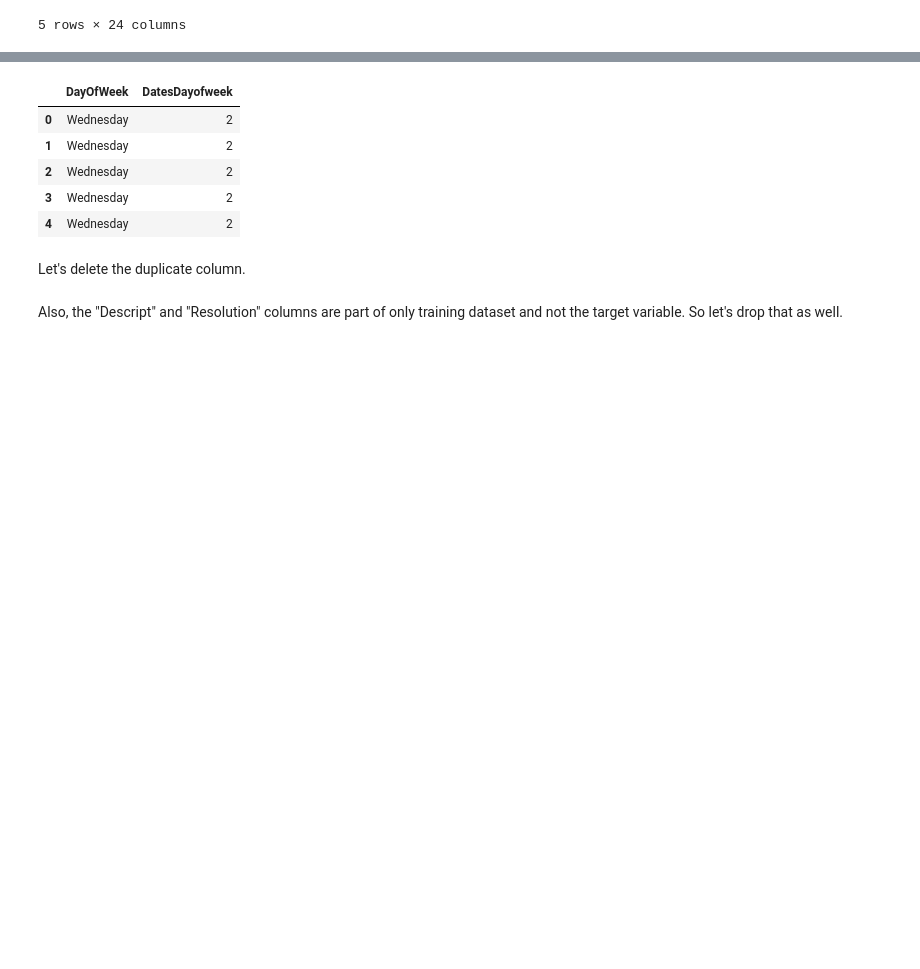
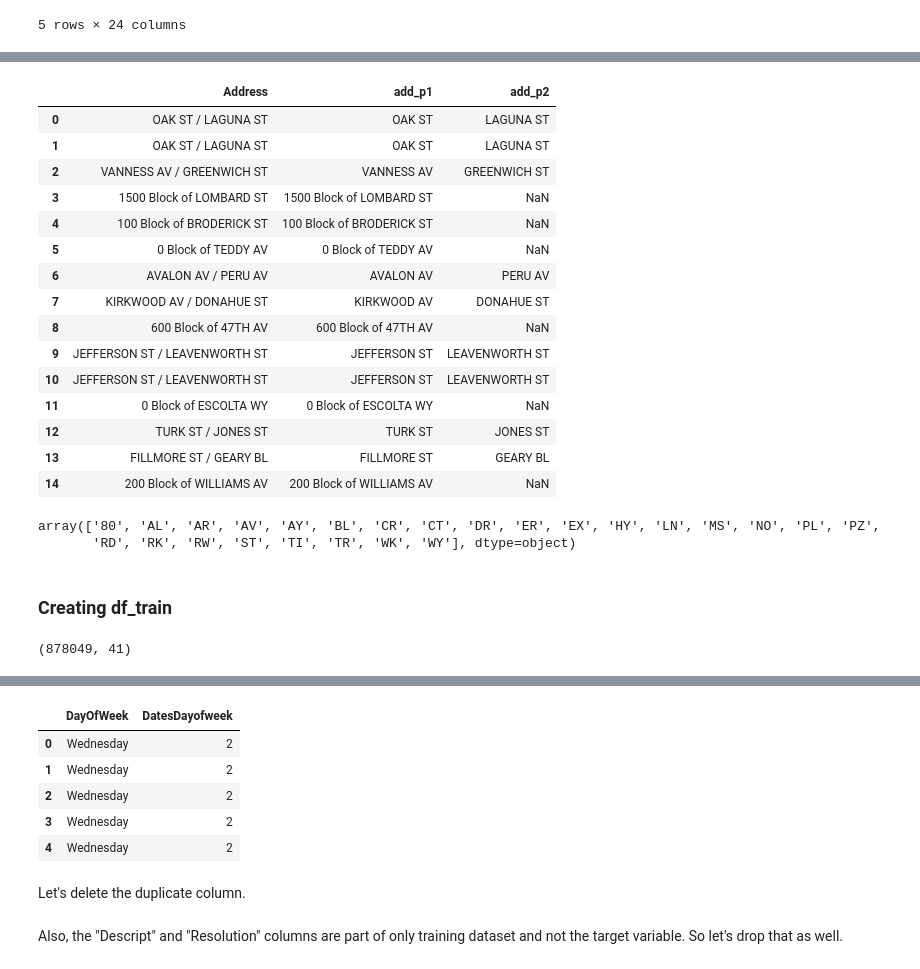
Before and after one commit to AksChougule/data-general-py, a Jupyter notebook: San_Francisco_Crime_data.ipynb, the cells around one changed output, grey strips where cells are left out. Cells and saved outputs as stored; diff of their text form; code cells hidden in the pictures; blank space fills up the shorter version.

```diff
--- a/San_Francisco_Crime_data.ipynb
+++ b/San_Francisco_Crime_data.ipynb
@@ -120,0 +242,17 @@ df_raw.head()
+# %%
+df_raw_backup=df_raw
+xy_scaled_df=pd.DataFrame(xy_scaled)
+xy_pca_df=pd.DataFrame(xy_pca)
+# %%
+df_raw['xy_scaled_1']    = xy_scaled_df[0]
+df_raw['xy_scaled_2']    = xy_scaled_df[1]
+df_raw['xy_pca_1']       = xy_pca_df[0]
+df_raw['xy_pca_2']       = xy_pca_df[1]
+df_raw['xy_x_rotate_30'] = rot30_X
+df_raw['xy_x_rotate_45'] = rot45_X
+df_raw['xy_x_rotate_60'] = rot60_X
+df_raw['xy_y_rotate_30'] = rot30_Y
+df_raw['xy_y_rotate_45'] = rot45_Y
+df_raw['xy_y_rotate_60'] = rot60_Y
+df_raw['xy_radial_r']    = radial_r
+df_raw['xy_radial_phi']  = radial_phi
@@ -120,0 +314,36 @@ df_raw.head()
+# %%
+# Create a feature to capture the data before and after the '/'
+add_p1, add_p2 = df_raw['Address'].str.split('/', 1).str
+
+add_p1=add_p1.str.rstrip()
+df_raw['add_p1']=add_p1.str.lstrip()
+
+add_p2=add_p2.str.rstrip()
+df_raw['add_p2']=add_p2.str.lstrip()
+
+# Check if the split went well
+df_raw[['Address','add_p1','add_p2']].head(15)
+# %% [output]
+|  | Address | add_p1 | add_p2 |
+| 0 | OAK ST / LAGUNA ST | OAK ST | LAGUNA ST |
+| 1 | OAK ST / LAGUNA ST | OAK ST | LAGUNA ST |
+| 2 | VANNESS AV / GREENWICH ST | VANNESS AV | GREENWICH ST |
+| 3 | 1500 Block of LOMBARD ST | 1500 Block of LOMBARD ST | NaN |
+| 4 | 100 Block of BRODERICK ST | 100 Block of BRODERICK ST | NaN |
+| 5 | 0 Block of TEDDY AV | 0 Block of TEDDY AV | NaN |
+| 6 | AVALON AV / PERU AV | AVALON AV | PERU AV |
+| 7 | KIRKWOOD AV / DONAHUE ST | KIRKWOOD AV | DONAHUE ST |
+| 8 | 600 Block of 47TH AV | 600 Block of 47TH AV | NaN |
+| 9 | JEFFERSON ST / LEAVENWORTH ST | JEFFERSON ST | LEAVENWORTH ST |
+| 10 | JEFFERSON ST / LEAVENWORTH ST | JEFFERSON ST | LEAVENWORTH ST |
+| 11 | 0 Block of ESCOLTA WY | 0 Block of ESCOLTA WY | NaN |
+| 12 | TURK ST / JONES ST | TURK ST | JONES ST |
+| 13 | FILLMORE ST / GEARY BL | FILLMORE ST | GEARY BL |
+| 14 | 200 Block of WILLIAMS AV | 200 Block of WILLIAMS AV | NaN |
+# %%
+# Type of the first part of address (ST, AV BL etc)
+df_raw['add_p1_type']=df_raw['add_p1'].str[-2:]
+np.unique(df_raw['add_p1_type'])
+# %% [output]
+array(['80', 'AL', 'AR', 'AV', 'AY', 'BL', 'CR', 'CT', 'DR', 'ER', 'EX', 'HY', 'LN', 'MS', 'NO', 'PL', 'PZ',
+       'RD', 'RK', 'RW', 'ST', 'TI', 'TR', 'WK', 'WY'], dtype=object)
@@ -120,0 +370,7 @@ df_raw.head()
+# %% [markdown]
+### Creating df_train
+# %%
+# Let's confirm the shapes
+df_raw.shape
+# %% [output]
+(878049, 41)
```
Also changed, not shown: parts of 69 cells of this notebook.
